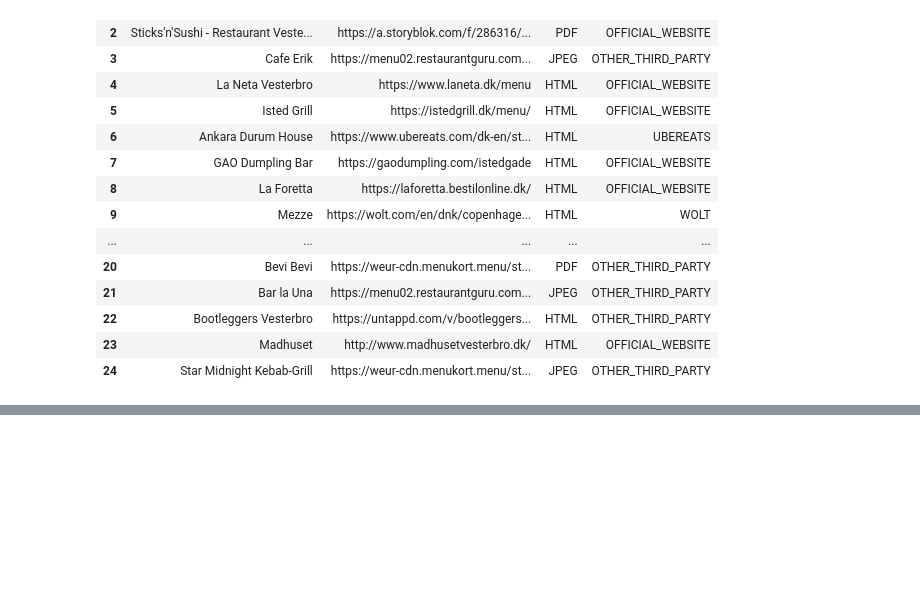
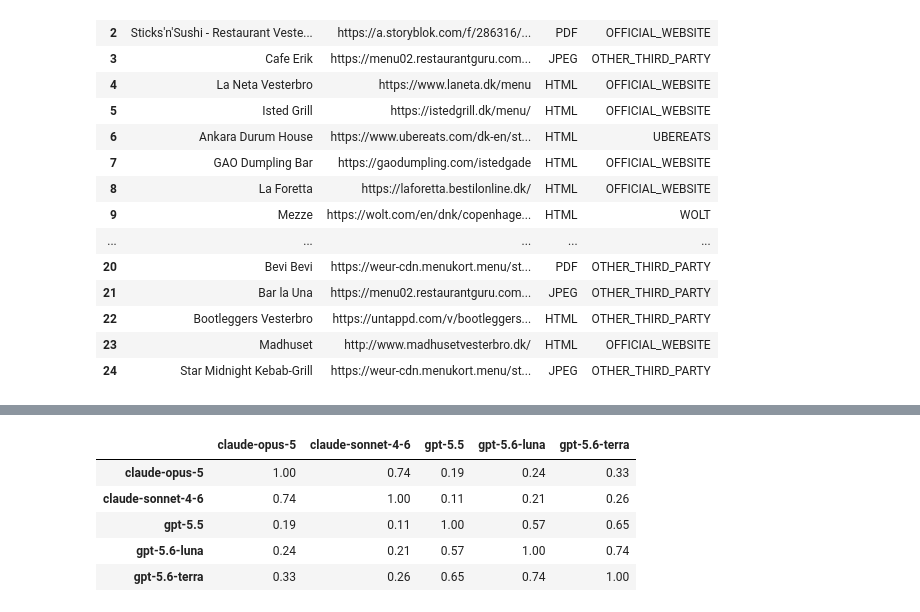
Before and after one commit to rakulmaria/foodscraps, a Jupyter notebook: src/notebooks/respones_analyzer.ipynb, the cells around one changed output, grey strips where cells are left out. Cells and saved outputs as stored; diff of their text form; code cells hidden in the pictures; blank space fills up the shorter version.

Commit message:
chore: notebooks comparing models

```diff
--- a/src/notebooks/respones_analyzer.ipynb
+++ b/src/notebooks/respones_analyzer.ipynb
@@ -9,7 +9,7 @@ import pandas as pd
 from foodscraper.config import *
 from datetime import date
 # %%
-responses_path = DATA_DIR / str(date.today()) / "responses"
+responses_path = DATA_DIR / "runs" / "2026-09-07" / "responses"
 # %%
 response_files = sorted(responses_path.glob("*.csv"))
 df = pd.concat((pd.read_csv(f) for f in response_files), ignore_index=True)
@@ -57,6 +57,8 @@ results[["model", "name", "hasFoundMenu", "menuLink", "type", "source", "notes"]
 | 154 | gpt-5.6-terra | Asia Cooking | False |  |  |  | Searched the official asiacooking... |
 155 rows × 7 columns
 # %%
+models = sorted(results["model"].unique())
+
 # per-model performance at finding menus
 summary = (
     results.groupby("model")
@@ -153,0 +167,24 @@ https://weur-cdn.menukort.menu/storage/media/company_gallery/95132321/conversion
+# %%
+def norm(url):
+    if not isinstance(url, str) or not url.strip():
+        return None
+    return url.strip().rstrip("/").lower()
+
+
+def classify(row):
+    vals = [norm(row[m]) for m in models]
+    found = [v for v in vals if v is not None]
+    if not found:
+        return "all_not_found"
+    unique = set(found)
+    if len(found) == len(vals):
+        return "all_agree" if len(unique) == 1 else "all_disagree"
+    return "some_found_agree" if len(unique) == 1 else "some_found_disagree"
+
+
+menu_comparison = results.pivot_table(
+    index="name", columns="model", values="menuLink", aggfunc="first"
+).reindex(columns=models)
+menu_comparison["status"] = menu_comparison.apply(classify, axis=1)
+
+menu_comparison["status"].value_counts()
@@ -153,0 +231,22 @@ https://weur-cdn.menukort.menu/storage/media/company_gallery/95132321/conversion
+# %%
+import itertools
+
+normalized = menu_comparison[models].apply(lambda col: col.map(norm))
+
+pairwise_agreement = pd.DataFrame(index=models, columns=models, dtype=float)
+for m1, m2 in itertools.combinations_with_replacement(models, 2):
+    both_found = normalized[m1].notna() & normalized[m2].notna()
+    n_both = both_found.sum()
+    n_agree = (normalized.loc[both_found, m1] == normalized.loc[both_found, m2]).sum()
+    rate = n_agree / n_both if n_both else float("nan")
+    pairwise_agreement.loc[m1, m2] = rate
+    pairwise_agreement.loc[m2, m1] = rate
+
+pairwise_agreement.round(2)
+# %% [output]
+|  | claude-opus-5 | claude-sonnet-4-6 | gpt-5.5 | gpt-5.6-luna | gpt-5.6-terra |
+| claude-opus-5 | 1.00 | 0.74 | 0.19 | 0.24 | 0.33 |
+| claude-sonnet-4-6 | 0.74 | 1.00 | 0.11 | 0.21 | 0.26 |
+| gpt-5.5 | 0.19 | 0.11 | 1.00 | 0.57 | 0.65 |
+| gpt-5.6-luna | 0.24 | 0.21 | 0.57 | 1.00 | 0.74 |
+| gpt-5.6-terra | 0.33 | 0.26 | 0.65 | 0.74 | 1.00 |
```
Also changed, not shown: parts of 4 cells of this notebook, 2 other files.
